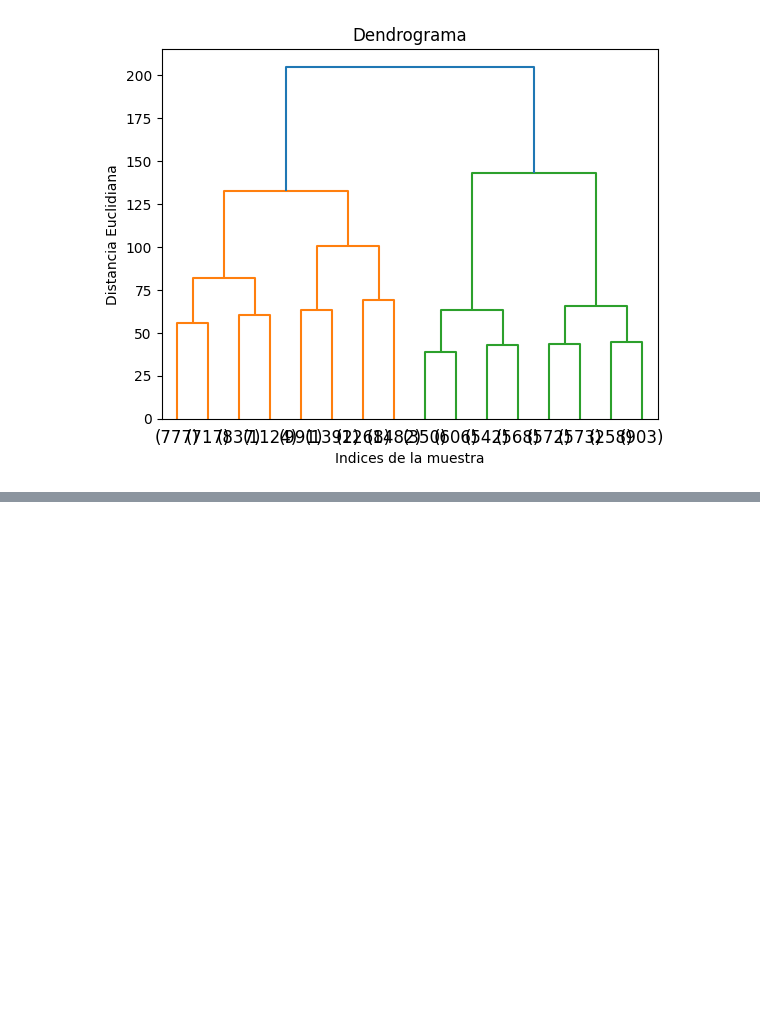
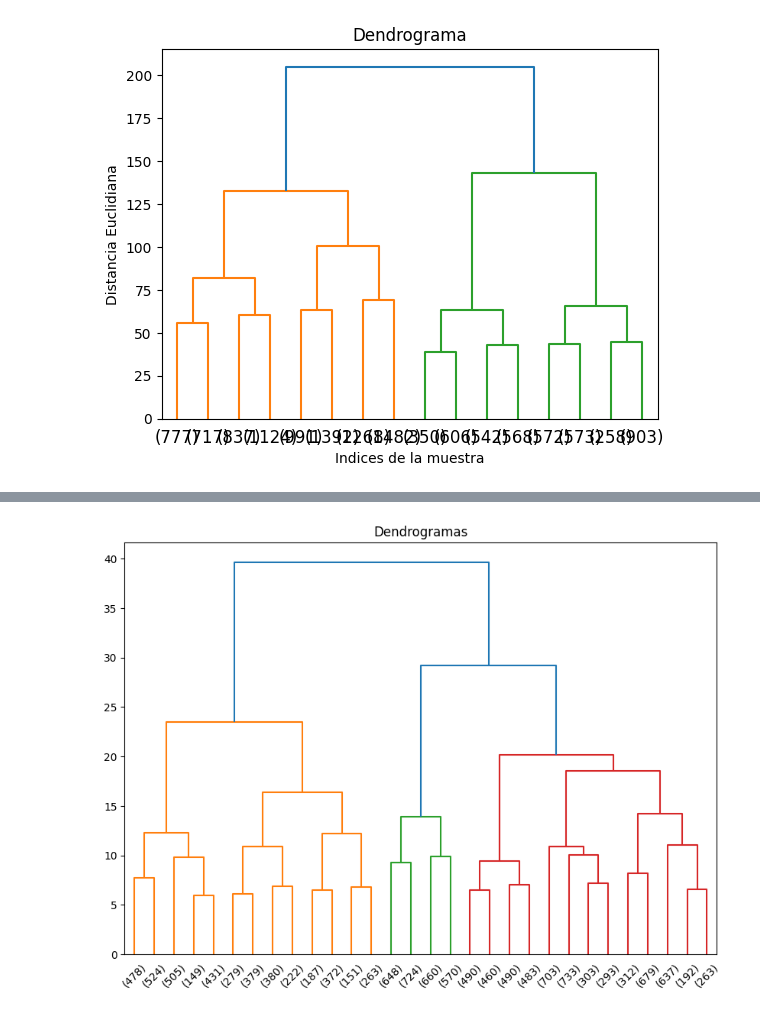
Before and after one commit to PilarAriasVazquez/L4, a Jupyter notebook: Untitled6.ipynb, the cells around one changed output, grey strips where cells are left out. Drawn from its saved outputs; the diff is of its cells as text; code cells hidden in the pictures; blank space fills up the shorter version.

```diff
--- a/Untitled6.ipynb
+++ b/Untitled6.ipynb
@@ -162,0 +201,9 @@ plt.show()
+# %%
+#Se gráfica el dendrograma para obtener el número de clúster
+import scipy.cluster.hierarchy as shc
+plt.figure(figsize=(10, 7))
+plt.title("Dendrogramas")
+dendrograma = shc.dendrogram(shc.linkage(X, method = 'ward'), truncate_mode='lastp')
+# , truncate_mode='level', p=5
+# %% [output]
+[figure, added]
```
Also changed, not shown: parts of 6 cells of this notebook.
